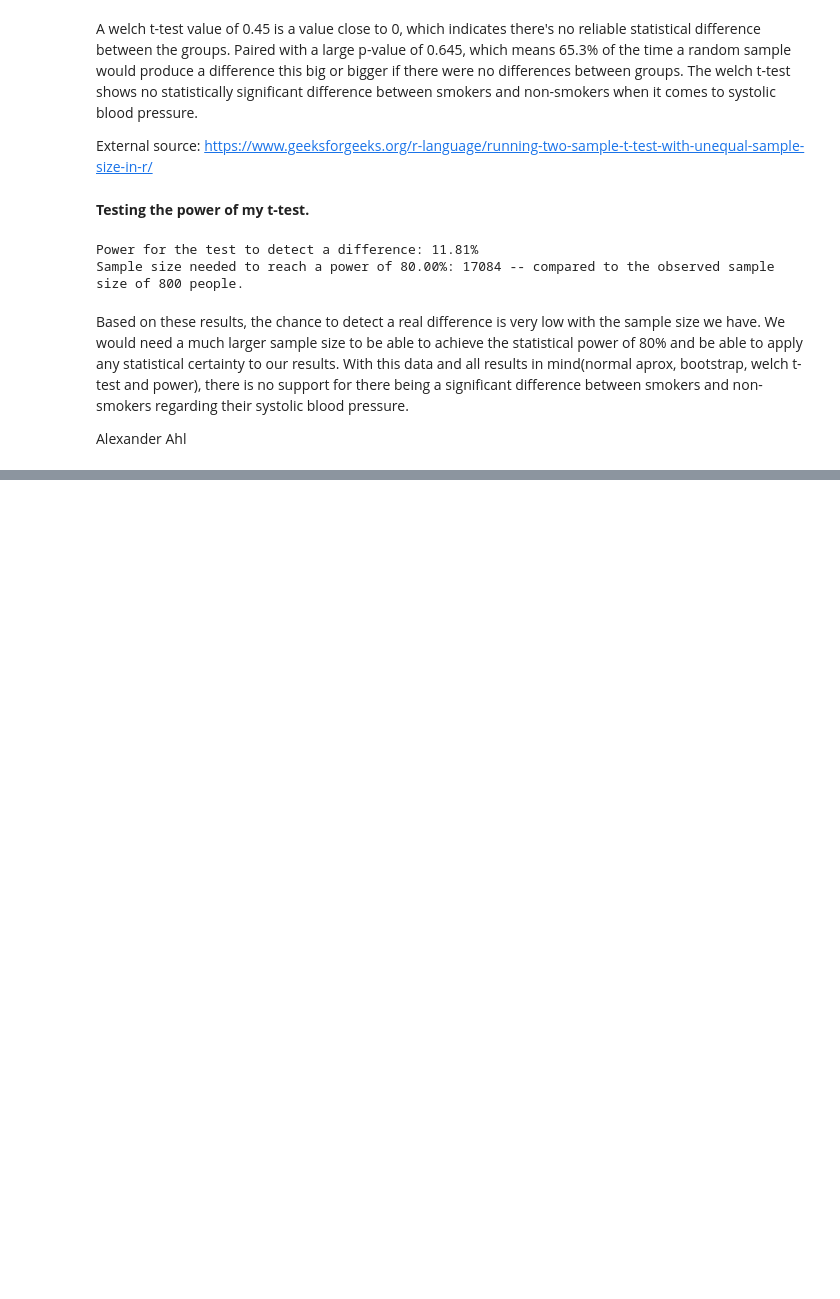
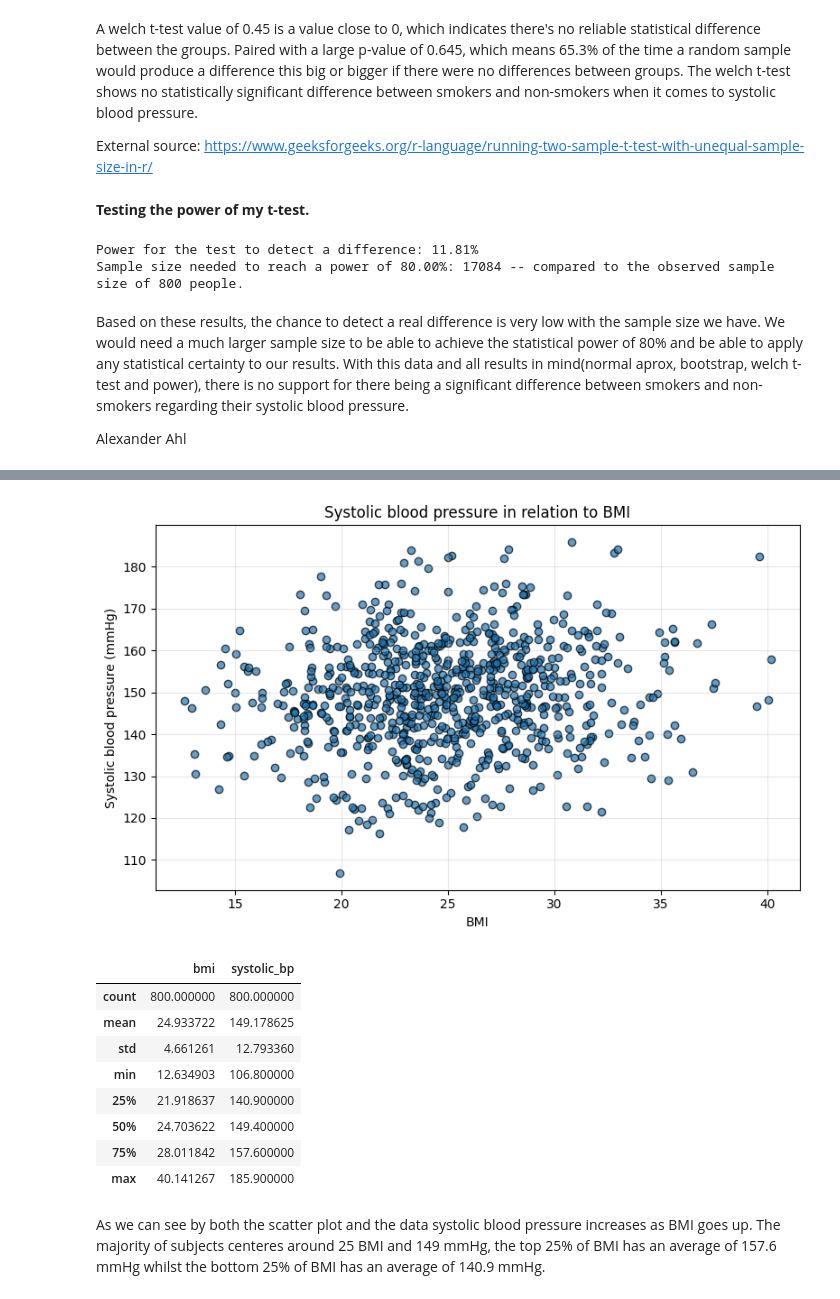
Before and after one commit to Ahlarn87/Halsostudie, a Jupyter notebook: health_study.ipynb, the cells around one changed output, grey strips where cells are left out. Cells and saved outputs as stored; diff of their text form; code cells hidden in the pictures; blank space fills up the shorter version.

```diff
--- a/health_study.ipynb
+++ b/health_study.ipynb
@@ -321,0 +397,27 @@ Alexander Ahl
+# %%
+data_set_copy = data_set.df.copy()                                                                      # We add BMI as a column to a copy of our original data.
+data_set_copy["bmi"] = data_set_copy["weight"] / ((data_set_copy["height"] / 100) ** 2)                 # height is a value of cm, so we convert to m first.
+
+plt.figure(figsize=(8, 5))
+plt.scatter(data_set_copy["bmi"], data_set_copy["systolic_bp"], alpha=0.7, edgecolors="black")
+plt.title("Systolic blood pressure in relation to BMI")
+plt.xlabel("BMI")
+plt.ylabel("Systolic blood pressure (mmHg)")
+plt.grid(True, alpha=0.3)
+plt.tight_layout()
+plt.show()
+
+display(data_set_copy[["bmi", "systolic_bp"]].describe())
+# %% [output]
+[figure, added]
+|  | bmi | systolic_bp |
+| count | 800.000000 | 800.000000 |
+| mean | 24.933722 | 149.178625 |
+| std | 4.661261 | 12.793360 |
+| min | 12.634903 | 106.800000 |
+| 25% | 21.918637 | 140.900000 |
+| 50% | 24.703622 | 149.400000 |
+| 75% | 28.011842 | 157.600000 |
+| max | 40.141267 | 185.900000 |
+# %% [markdown]
+As we can see by both the scatter plot and the data systolic blood pressure increases as BMI goes up. The majority of subjects centeres around 25 BMI and 149 mmHg, the top 25% of BMI has an average of 157.6 mmHg whilst the bottom 25% of BMI has an average of 140.9 mmHg.
```
Also changed, not shown: parts of 9 cells of this notebook.
